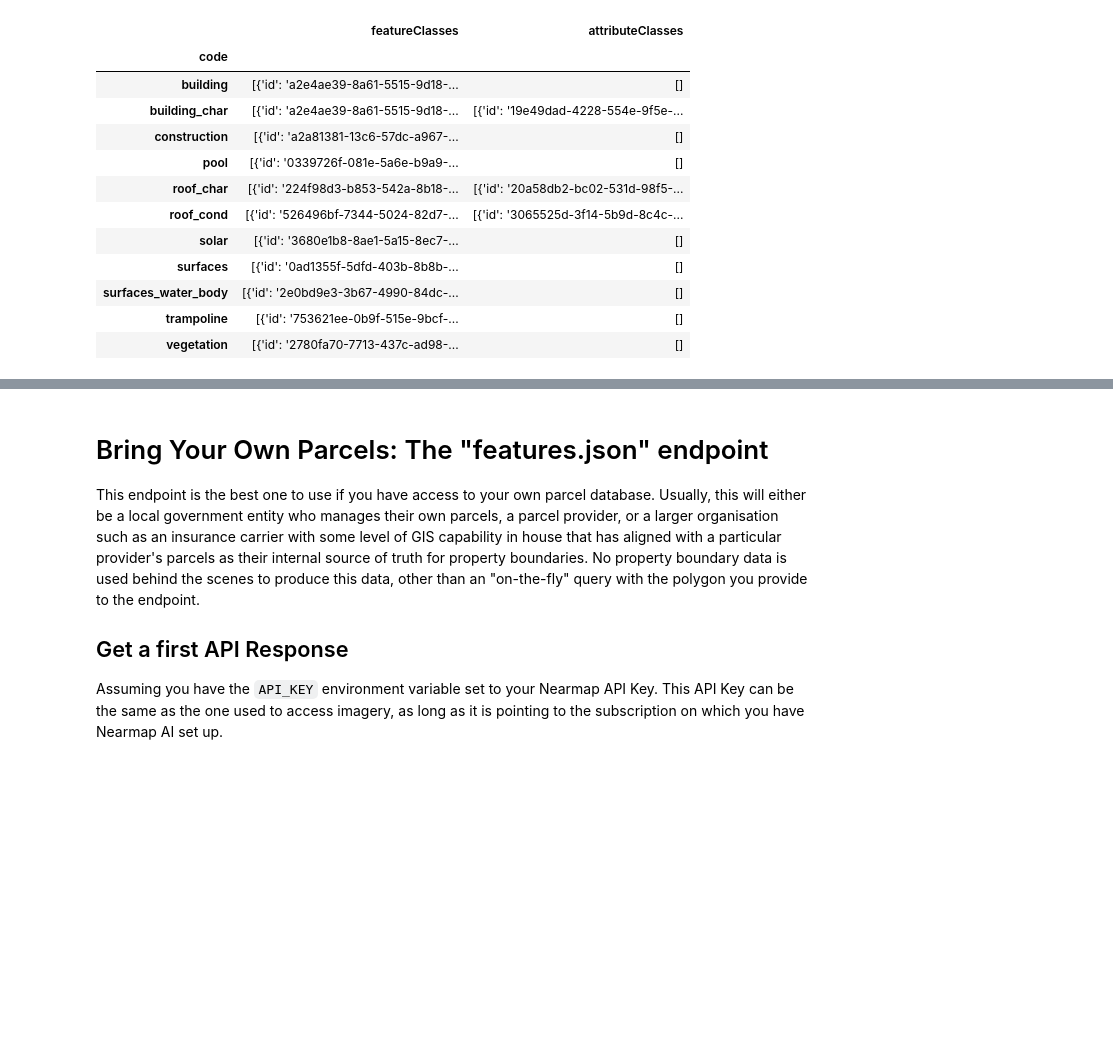
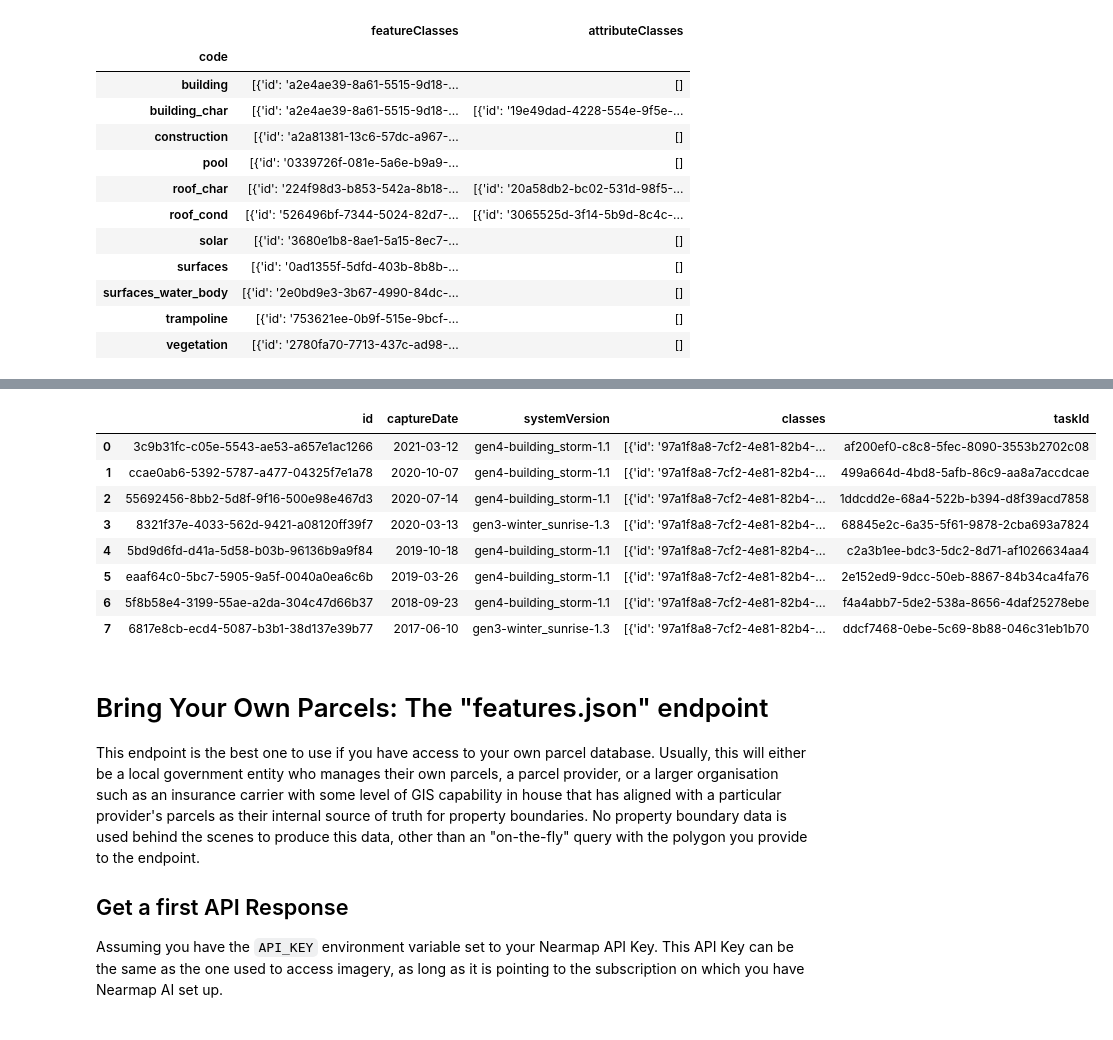
Before and after one commit to nearmap/nmaipy, a Jupyter notebook: notebooks/AI_Feature_API_Getting_Started_Guide.ipynb, the cells around one changed output, grey strips where cells are left out. Drawn from its saved outputs; the diff is of its cells as text; code cells hidden in the pictures; blank space fills up the shorter version.

Commit message:
Added coverage.json endpoint to user guide.

```diff
--- a/notebooks/AI_Feature_API_Getting_Started_Guide.ipynb
+++ b/notebooks/AI_Feature_API_Getting_Started_Guide.ipynb
@@ -152,3 +155,19 @@ df_packs
+# %%
+example_lon, example_lat = (-87.73101994900836, 41.79082699478777)
+request_string = f"{COVERAGE_URL}?point={example_lon},{example_lat}&apikey={API_KEY}"
+coverage_payload = get_payload(request_string)
+df_coverage = pd.DataFrame(coverage_payload["results"])
+df_coverage
+# %% [output]
+|  | id | captureDate | systemVersion | classes | taskId |
+| 0 | 3c9b31fc-c05e-5543-ae53-a657e1ac1266 | 2021-03-12 | gen4-building_storm-1.1 | [{'id': '97a1f8a8-7cf2-4e81-82b4-... | af200ef0-c8c8-5fec-8090-3553b2702c08 |
+| 1 | ccae0ab6-5392-5787-a477-04325f7e1a78 | 2020-10-07 | gen4-building_storm-1.1 | [{'id': '97a1f8a8-7cf2-4e81-82b4-... | 499a664d-4bd8-5afb-86c9-aa8a7accdcae |
+| 2 | 55692456-8bb2-5d8f-9f16-500e98e467d3 | 2020-07-14 | gen4-building_storm-1.1 | [{'id': '97a1f8a8-7cf2-4e81-82b4-... | 1ddcdd2e-68a4-522b-b394-d8f39acd7858 |
+| 3 | 8321f37e-4033-562d-9421-a08120ff39f7 | 2020-03-13 | gen3-winter_sunrise-1.3 | [{'id': '97a1f8a8-7cf2-4e81-82b4-... | 68845e2c-6a35-5f61-9878-2cba693a7824 |
+| 4 | 5bd9d6fd-d41a-5d58-b03b-96136b9a9f84 | 2019-10-18 | gen4-building_storm-1.1 | [{'id': '97a1f8a8-7cf2-4e81-82b4-... | c2a3b1ee-bdc3-5dc2-8d71-af1026634aa4 |
+| 5 | eaaf64c0-5bc7-5905-9a5f-0040a0ea6c6b | 2019-03-26 | gen4-building_storm-1.1 | [{'id': '97a1f8a8-7cf2-4e81-82b4-... | 2e152ed9-9dcc-50eb-8867-84b34ca4fa76 |
+| 6 | 5f8b58e4-3199-55ae-a2da-304c47d66b37 | 2018-09-23 | gen4-building_storm-1.1 | [{'id': '97a1f8a8-7cf2-4e81-82b4-... | f4a4abb7-5de2-538a-8656-4daf25278ebe |
+| 7 | 6817e8cb-ecd4-5087-b3b1-38d137e39b77 | 2017-06-10 | gen3-winter_sunrise-1.3 | [{'id': '97a1f8a8-7cf2-4e81-82b4-... | ddcf7468-0ebe-5c69-8b88-046c31eb1b70 |
 # %% [markdown]
 # Bring Your Own Parcels: The "features.json" endpoint
 This endpoint is the best one to use if you have access to your own parcel database. Usually, this will either be a local government entity who manages their own parcels, a parcel provider, or a larger organisation such as an insurance carrier with some level of GIS capability in house that has aligned with a particular provider's parcels as their internal source of truth for property boundaries. No property boundary data is used behind the scenes to produce this data, other than an "on-the-fly" query with the polygon you provide to the endpoint.
```
Also changed, not shown: parts of 2 cells of this notebook.
